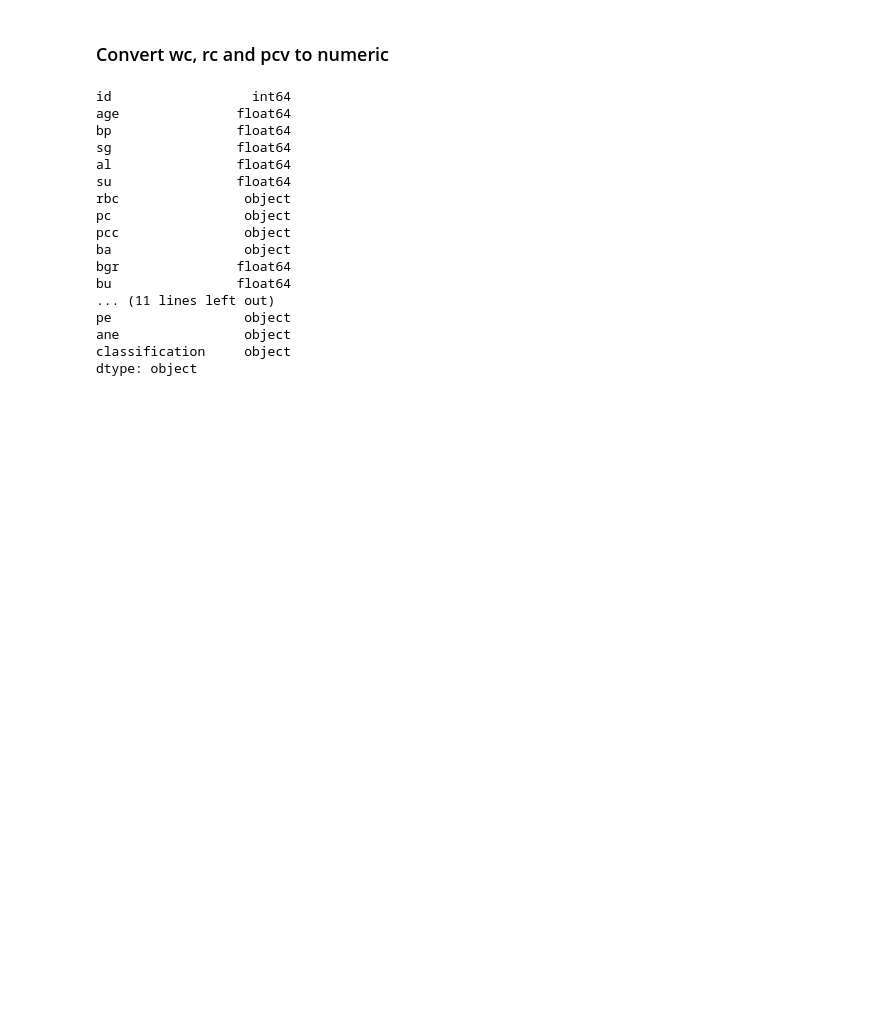
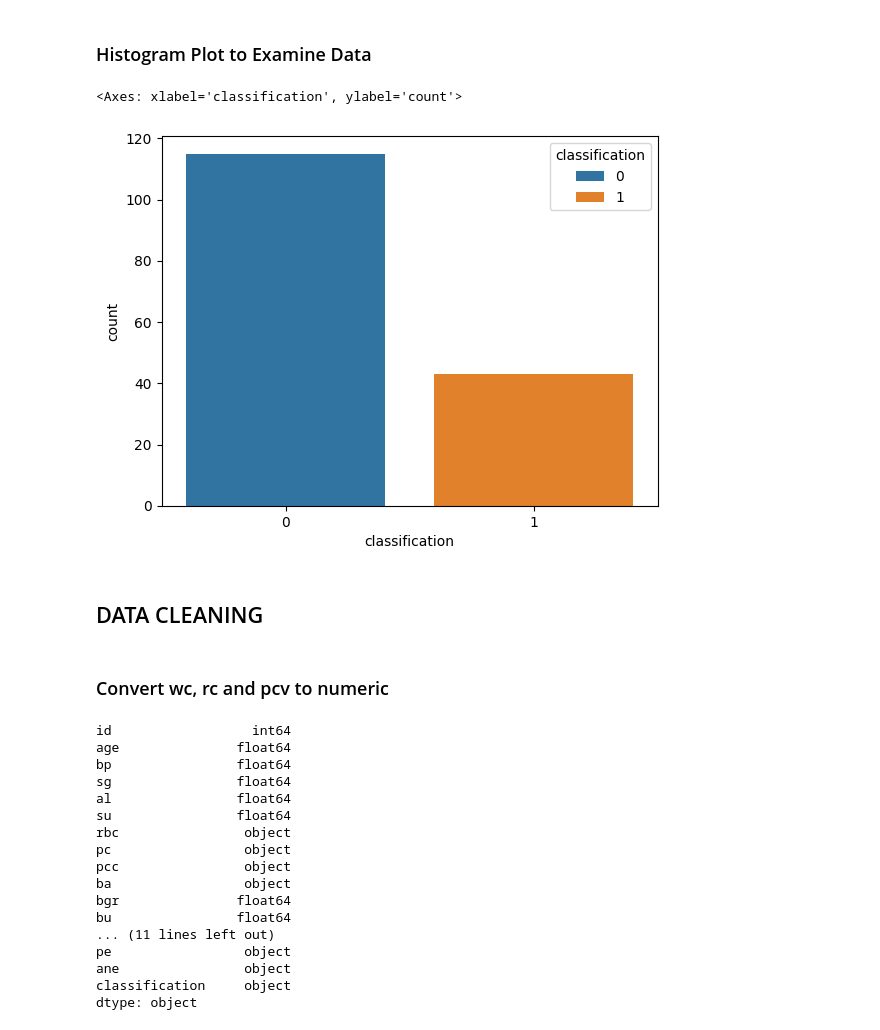
Before and after one commit to esanolad/kidney_disease_classification, a Jupyter notebook: classify.ipynb, the cells around one changed output. Saved outputs shown, nothing was run; the diff lists cells and outputs as text; code cells hidden in the pictures; blank space fills up the shorter version.

```diff
--- a/classify.ipynb
+++ b/classify.ipynb
@@ -59,3 +59,12 @@ dtype: object
+# %% [markdown]
+### Histogram Plot to Examine Data
+# %%
+sns.countplot(x='classification',data=data, hue='classification')
+# %% [output]
+<Axes: xlabel='classification', ylabel='count'>
+[figure, added]
+# %% [markdown]
+## DATA CLEANING
 # %% [markdown]
 ### Convert wc, rc and pcv to numeric
 # %%
```
Also changed, not shown: parts of 26 cells of this notebook, 1 other file.
